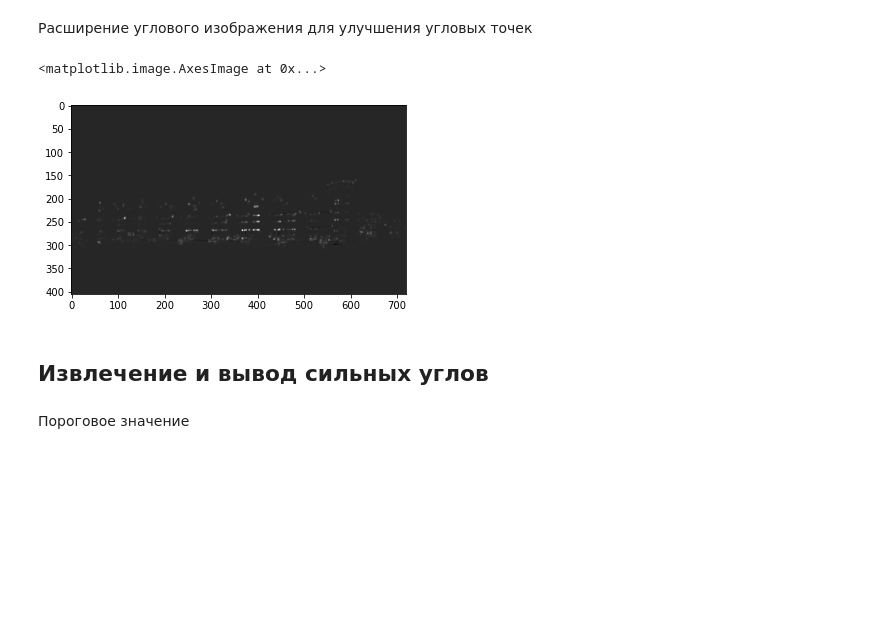
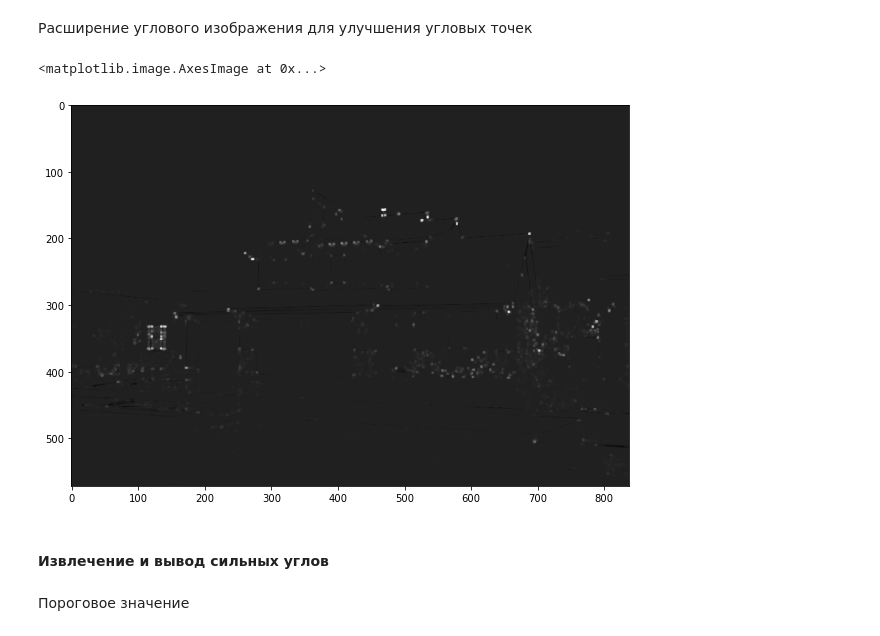
Before and after one commit to mfedoriv/image-processing, a Jupyter notebook: Image_processing.ipynb, the cells around one changed output. Cells and saved outputs as stored; diff of their text form; code cells hidden in the pictures; blank space fills up the shorter version.

```diff
--- a/Image_processing.ipynb
+++ b/Image_processing.ipynb
@@ -124,23 +157,24 @@ plt.imshow(image_copy, interpolation='nearest')
 # %% [markdown]
 Конвертация в оттенки серого
 # %%
-gray = cv2.cvtColor(image_copy, cv2.COLOR_RGB2GRAY)
+gray = cv2.cvtColor(img, cv2.COLOR_RGB2GRAY)
 gray = np.float32(gray)
 # %% [markdown]
 Обнаружение углов с помощью детектора Харриса
 # %%
-dst = cv2.cornerHarris(gray, 2, 3, 0.04)
+dst = cv2.cornerHarris(gray, 2, 5, 0.04)
 # %% [markdown]
 Расширение углового изображения для улучшения угловых точек
 # %%
 dst = cv2.dilate(dst, None)
 # %%
+plt.figure(figsize = (10,10))
 plt.imshow(dst, cmap='gray')
 # %% [output]
 <matplotlib.image.AxesImage at 0x...>
-[figure, old version]
+[figure, new version]
 # %% [markdown]
-## Извлечение и вывод сильных углов
+#### Извлечение и вывод сильных углов
 # %% [markdown]
 Пороговое значение
 # %%
```
Also changed, not shown: parts of 22 cells of this notebook.
